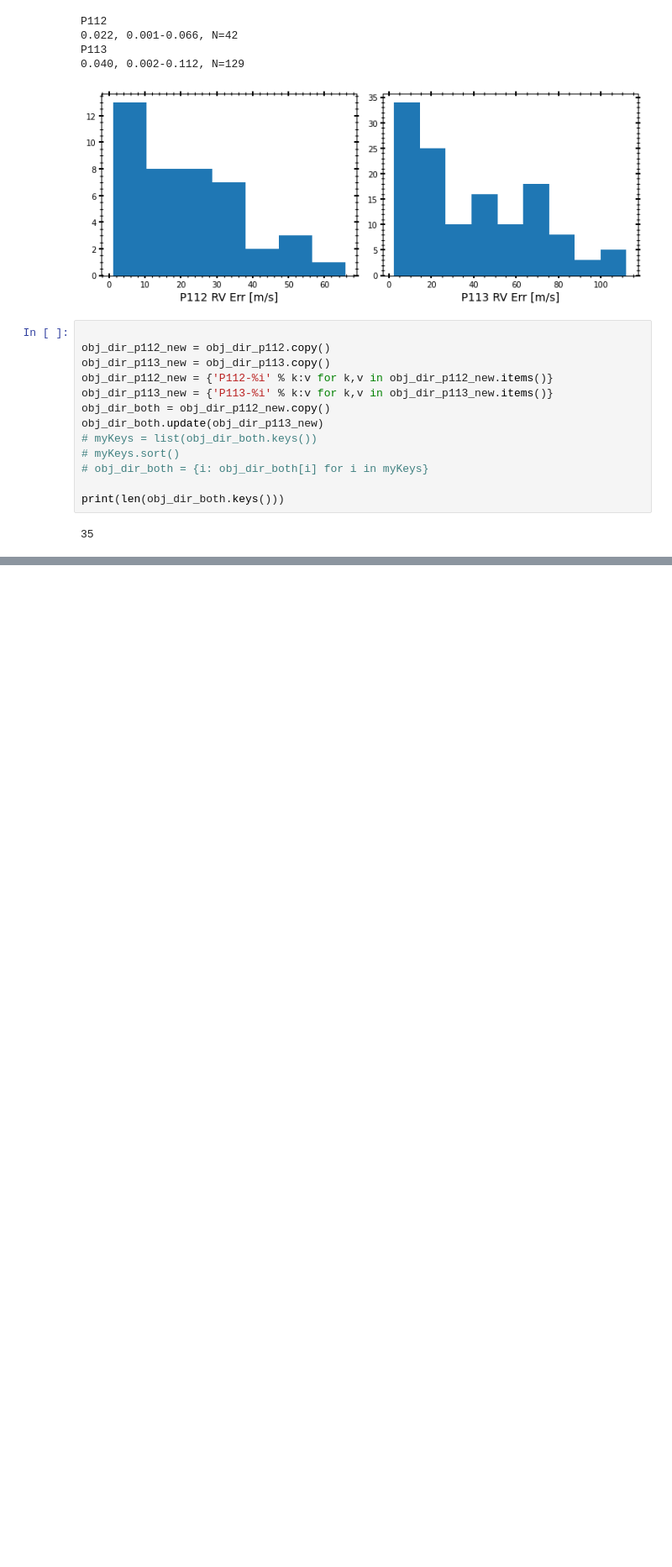
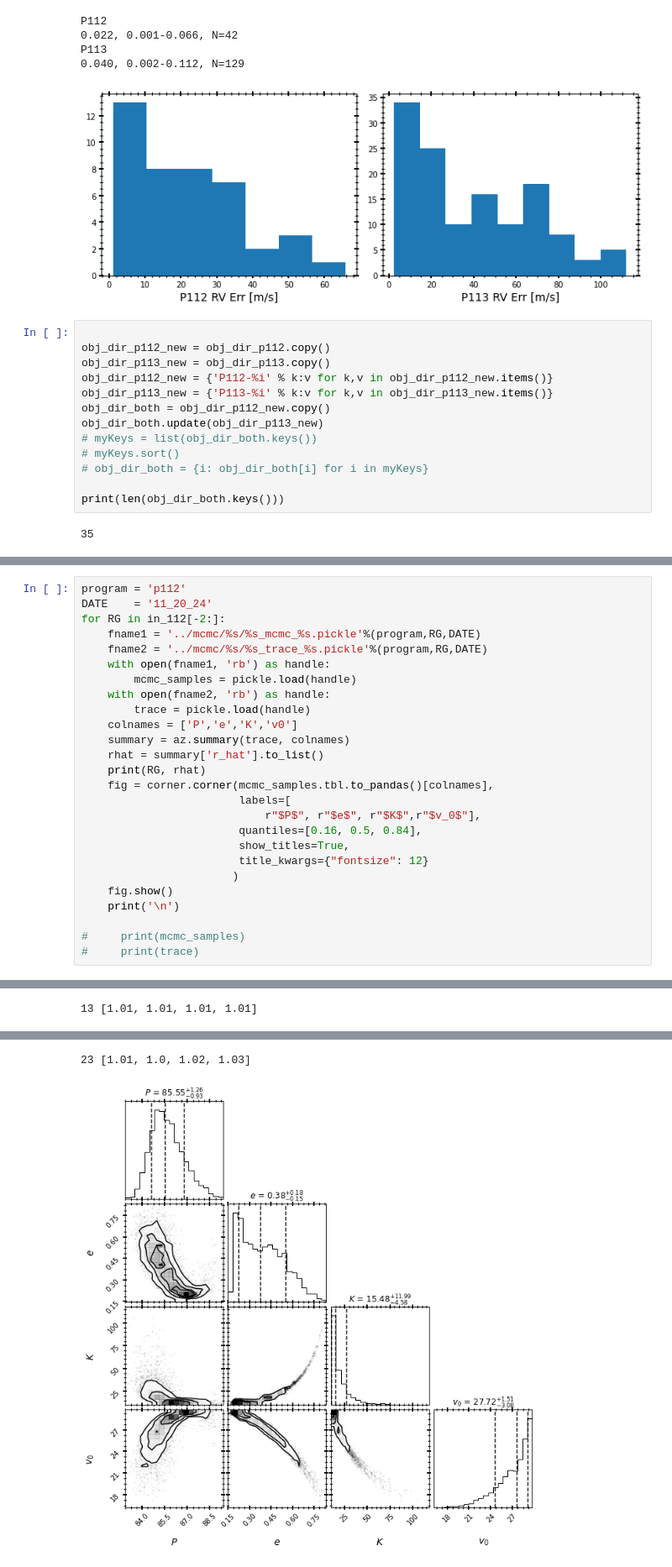
Before and after one commit to MaryumSayeed/ESPRESSO, a Jupyter notebook: scripts/rv_program.ipynb, the cells around one changed output, grey strips where cells are left out. Shown at 84% size. Saved outputs shown, nothing was run; the diff lists cells and outputs as text; blank space fills up the shorter version.

Commit message:
running mcmc on remaining objects

```diff
--- a/scripts/rv_program.ipynb
+++ b/scripts/rv_program.ipynb
@@ -519,0 +547,27 @@ plt.xscale('log')
+# %%
+program = 'p112'
+DATE    = '11_20_24'
+for RG in in_112[-2:]:
+    fname1 = '../mcmc/%s/%s_mcmc_%s.pickle'%(program,RG,DATE)
+    fname2 = '../mcmc/%s/%s_trace_%s.pickle'%(program,RG,DATE)
+    with open(fname1, 'rb') as handle:
+        mcmc_samples = pickle.load(handle)
+    with open(fname2, 'rb') as handle:
+        trace = pickle.load(handle)
+    colnames = ['P','e','K','v0']
+    summary = az.summary(trace, colnames)
+    rhat = summary['r_hat'].to_list()
+    print(RG, rhat)
+    fig = corner.corner(mcmc_samples.tbl.to_pandas()[colnames],
+                        labels=[
+                            r"$P$", r"$e$", r"$K$",r"$v_0$"],
+                        quantiles=[0.16, 0.5, 0.84],
+                        show_titles=True,
+                        title_kwargs={"fontsize": 12}
+                       )
+    fig.show()
+    print('\n')
+
+#     print(mcmc_samples)
+#     print(trace)
+# %% [output]
@@ -519,0 +575 @@ plt.xscale('log')
+13 [1.01, 1.01, 1.01, 1.01]
@@ -519,0 +577,2 @@ plt.xscale('log')
+23 [1.01, 1.0, 1.02, 1.03]
+[figure, added]
```
Also changed, not shown: parts of 16 cells of this notebook.
